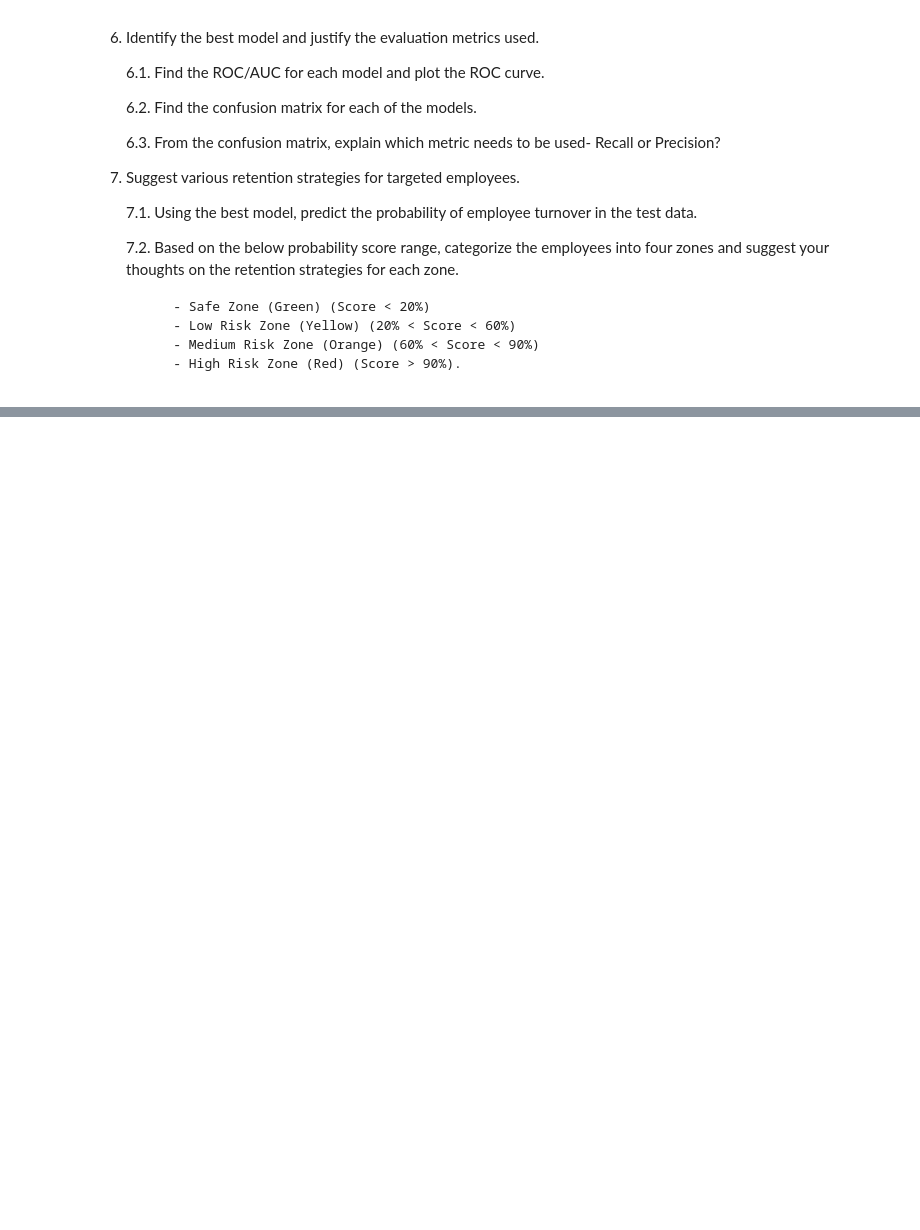
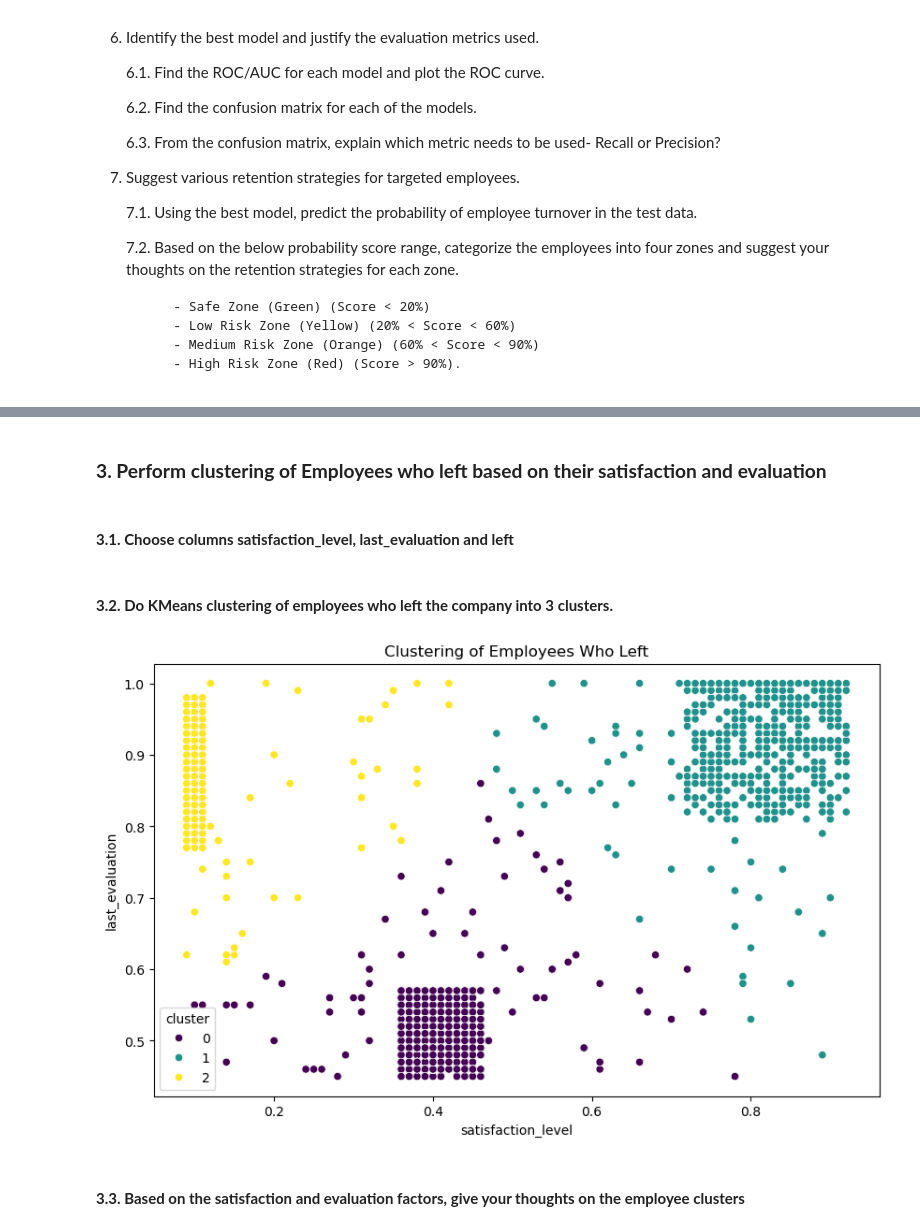
Before and after one commit to toddwalters/pgaiml-python-coding-examples, a Jupyter notebook: machine-learning/projects/employeeTurnoverAnalytics/1688640705_ToddWalters_mds_cep_ml_ps.ipynb, the cells around one changed output, grey strips where cells are left out. Cells and saved outputs as stored; diff of their text form; code cells hidden in the pictures; blank space fills up the shorter version.

```diff
--- a/machine-learning/projects/employeeTurnoverAnalytics/1688640705_ToddWalters_mds_cep_ml_ps.ipynb
+++ b/machine-learning/projects/employeeTurnoverAnalytics/1688640705_ToddWalters_mds_cep_ml_ps.ipynb
@@ -109,0 +262,24 @@ Data from prior evaluations show the employee’s satisfaction at the workplace.
+# %% [markdown]
+### **3. Perform clustering of Employees who left based on their satisfaction and evaluation**
+# %% [markdown]
+#### **3.1.	Choose columns satisfaction_level, last_evaluation and left**
+# %%
+# Selecting employees who left
+left_employees_df = data_df[data_df['left'] == 1]
+# %% [markdown]
+#### **3.2.	Do KMeans clustering of employees who left the company into 3 clusters.**
+# %%
+# Applying KMeans Clustering
+kmeans = KMeans(n_clusters=3, random_state=0)
+clusters = kmeans.fit_predict(left_employees_df[['satisfaction_level', 'last_evaluation']])
+left_employees_df['cluster'] = clusters
+
+# Visualizing clusters
+plt.figure(figsize=(10, 6))
+sns.scatterplot(x='satisfaction_level', y='last_evaluation', hue='cluster', data=left_employees_df, palette='viridis')
+plt.title('Clustering of Employees Who Left')
+plt.show()
+# %% [output]
+[figure, added]
+# %% [markdown]
+#### **3.3.	Based on the satisfaction and evaluation factors, give your thoughts on the employee clusters**
```
Also changed, not shown: parts of 42 cells of this notebook, 1 other file.
